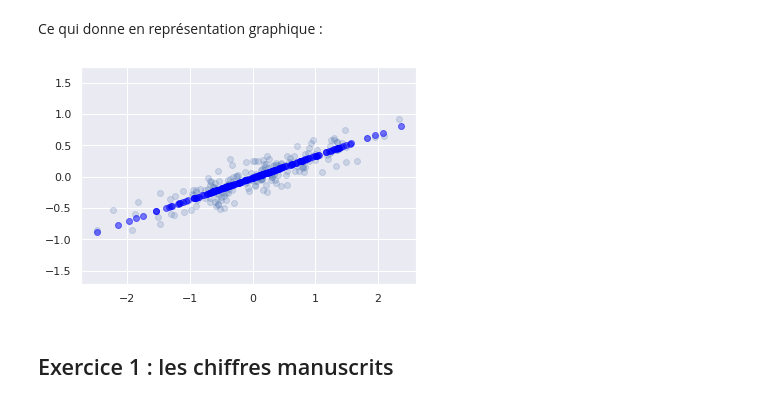
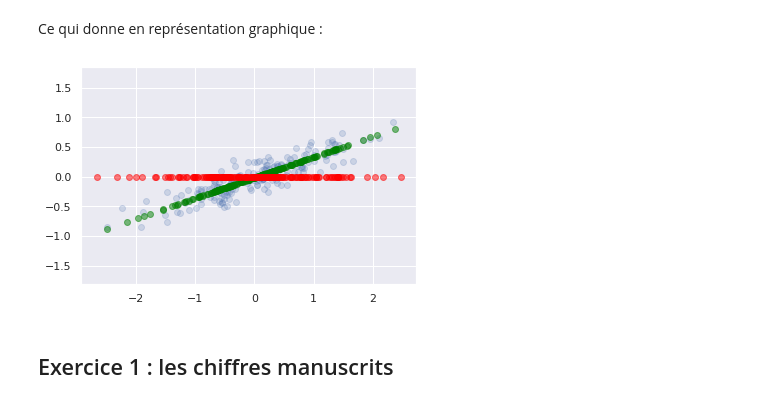
Before and after one commit to louiskuhn/IA-P2-Euskadi, a Jupyter notebook: Ressources/Machine Learning/ACP/ACP.ipynb, the cells around one changed output. Drawn from its saved outputs; the diff is of its cells as text; code cells hidden in the pictures.

```diff
--- a/Ressources/Machine Learning/ACP/ACP.ipynb
+++ b/Ressources/Machine Learning/ACP/ACP.ipynb
@@ -128,10 +132,11 @@ Ce qui donne en représentation graphique :
 # %%
 X_new = pca.inverse_transform(X_pca)
 plt.scatter(X[:, 0], X[:, 1], alpha=0.2)
-plt.scatter(X_new[:, 0], X_new[:, 1], alpha=0.5, color = "blue")
+plt.scatter(X_new[:, 0], X_new[:, 1], alpha=0.5, color = "green")
+plt.scatter(-X_pca[:, 0], np.zeros(len(X_pca)), alpha=0.5, color = "red")
 plt.axis('equal');
 # %% [output]
-[figure, old version]
+[figure, new version]
 # %% [markdown]
 ## Exercice 1 : les chiffres manuscrits
 # %% [markdown]
```
Also changed, not shown: parts of 21 cells of this notebook.
